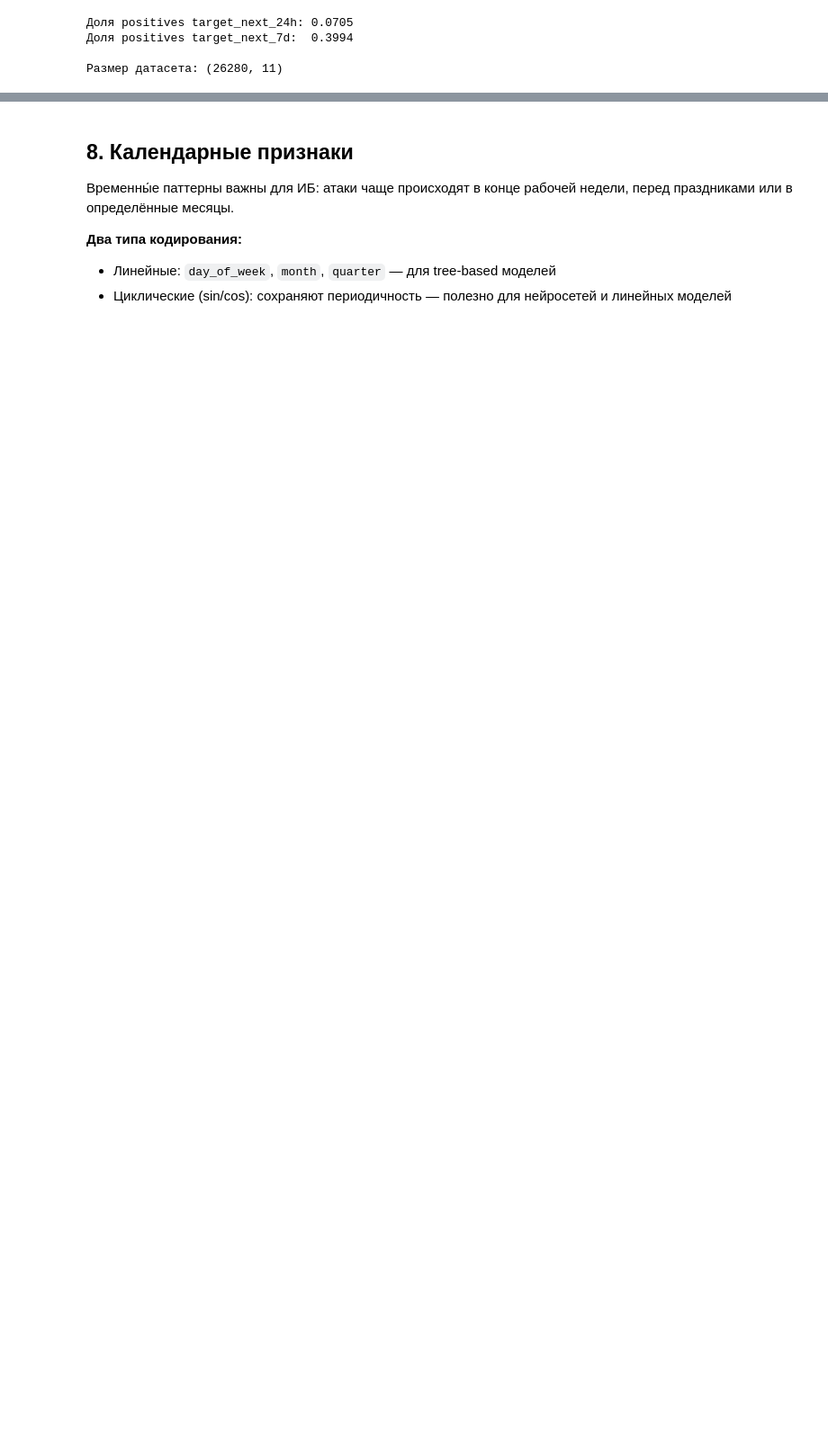
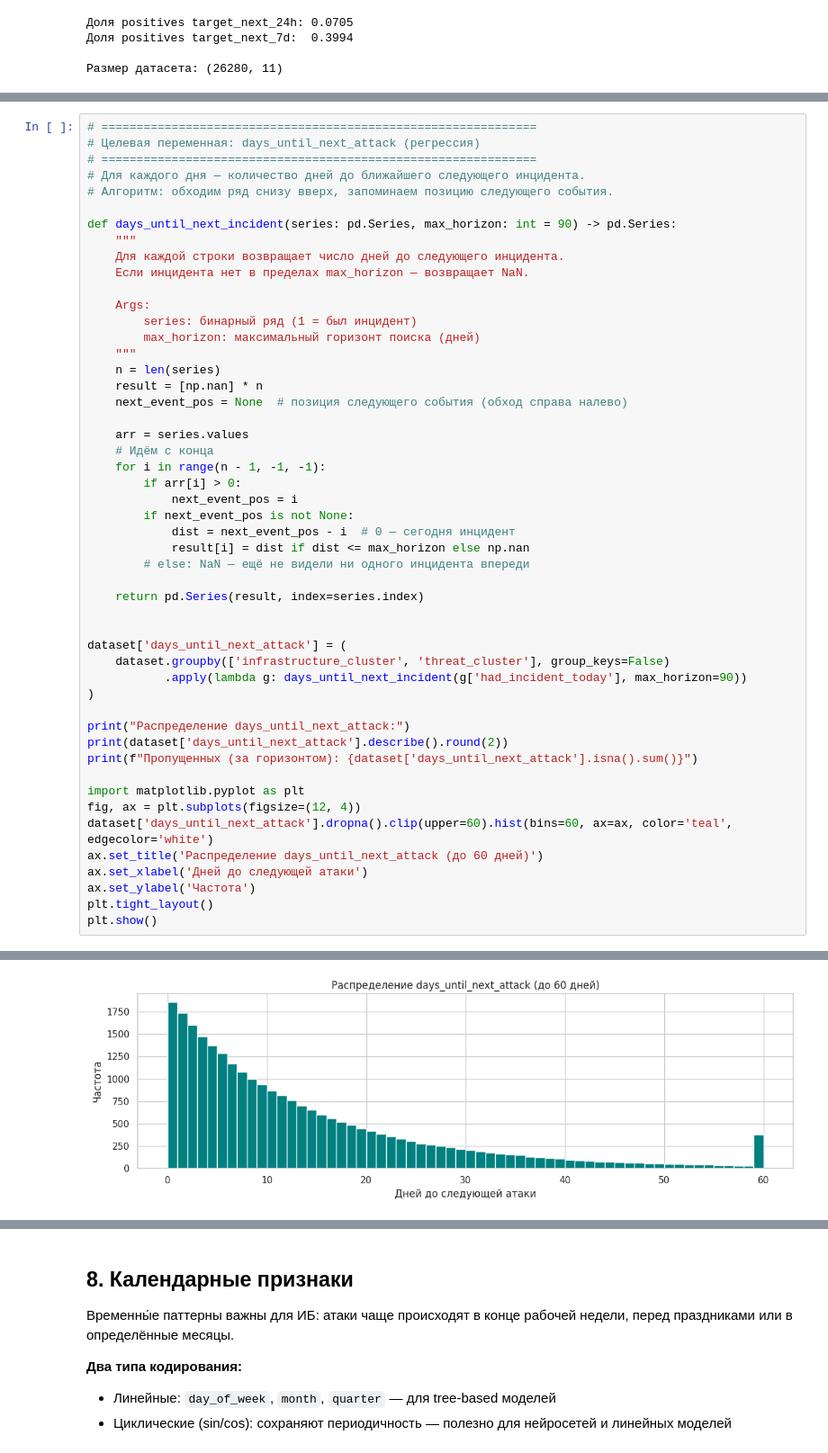
Before and after one commit to krotkikhmaxim/rsm_hackathon_2026, a Jupyter notebook: notebooks/02_feature_engineering.ipynb, the cells around one changed output, grey strips where cells are left out. Shown at 90% size. Cells and saved outputs as stored; diff of their text form; blank space fills up the shorter version.

```diff
--- a/notebooks/02_feature_engineering.ipynb
+++ b/notebooks/02_feature_engineering.ipynb
@@ -576,0 +597,51 @@ print(f"\nРазмер датасета: {dataset.shape}")
+# %%
+# ==============================================================
+# Целевая переменная: days_until_next_attack (регрессия)
+# ==============================================================
+# Для каждого дня — количество дней до ближайшего следующего инцидента.
+# Алгоритм: обходим ряд снизу вверх, запоминаем позицию следующего события.
+
+def days_until_next_incident(series: pd.Series, max_horizon: int = 90) -> pd.Series:
+    """
+    Для каждой строки возвращает число дней до следующего инцидента.
+    Если инцидента нет в пределах max_horizon — возвращает NaN.
+
+    Args:
+        series: бинарный ряд (1 = был инцидент)
+        max_horizon: максимальный горизонт поиска (дней)
+    """
+    n = len(series)
+    result = [np.nan] * n
+    next_event_pos = None  # позиция следующего события (обход справа налево)
+
+    arr = series.values
+    # Идём с конца
+    for i in range(n - 1, -1, -1):
+        if arr[i] > 0:
+            next_event_pos = i
+        if next_event_pos is not None:
+            dist = next_event_pos - i  # 0 — сегодня инцидент
+            result[i] = dist if dist <= max_horizon else np.nan
+        # else: NaN — ещё не видели ни одного инцидента впереди
+
+    return pd.Series(result, index=series.index)
+
+
+dataset['days_until_next_attack'] = (
+    dataset.groupby(['infrastructure_cluster', 'threat_cluster'], group_keys=False)
+           .apply(lambda g: days_until_next_incident(g['had_incident_today'], max_horizon=90))
+)
+
+print("Распределение days_until_next_attack:")
+print(dataset['days_until_next_attack'].describe().round(2))
+print(f"Пропущенных (за горизонтом): {dataset['days_until_next_attack'].isna().sum()}")
+
+import matplotlib.pyplot as plt
+fig, ax = plt.subplots(figsize=(12, 4))
+dataset['days_until_next_attack'].dropna().clip(upper=60).hist(bins=60, ax=ax, color='teal', edgecolor='white')
+ax.set_title('Распределение days_until_next_attack (до 60 дней)')
+ax.set_xlabel('Дней до следующей атаки')
+ax.set_ylabel('Частота')
+plt.tight_layout()
+plt.show()
+# %% [output]
@@ -576,0 +659 @@ print(f"\nРазмер датасета: {dataset.shape}")
+[figure, added]
```
Also changed, not shown: parts of 12 cells of this notebook.
